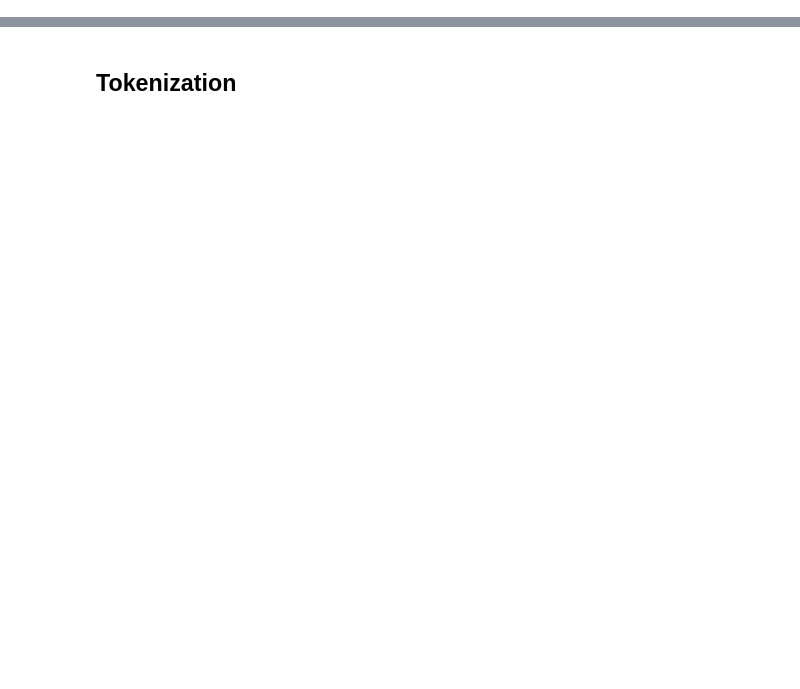
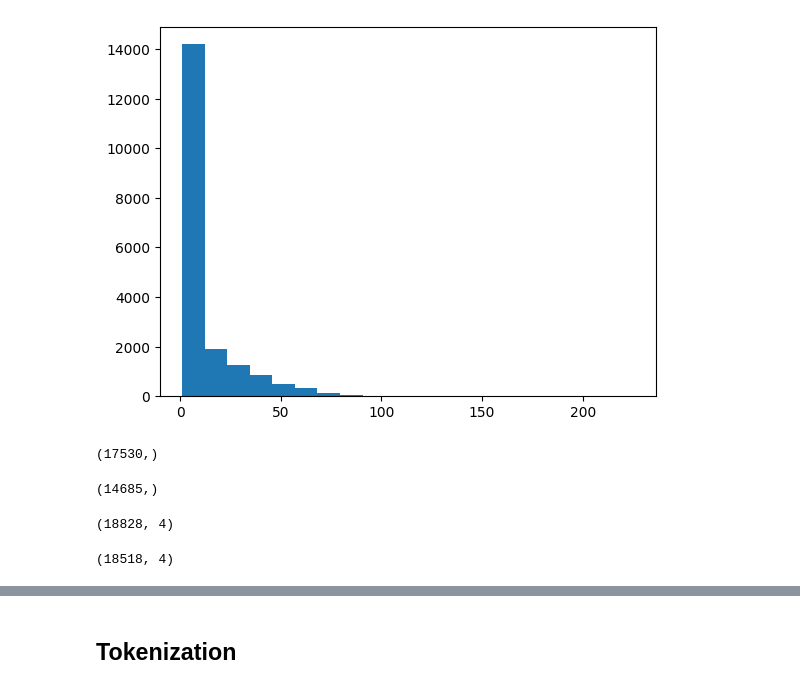
Before and after one commit to Ahmedsayed31/Seq2seq-Eng_to_Ara, a Jupyter notebook: Seq2seq.ipynb, the cells around one changed output, grey strips where cells are left out. Cells and saved outputs as stored; diff of their text form; code cells hidden in the pictures; blank space fills up the shorter version.

```diff
--- a/Seq2seq.ipynb
+++ b/Seq2seq.ipynb
@@ -54,0 +86,19 @@ print(df.target.shape)
+# %%
+plt.hist(df.length_ara,bins=20)
+plt.show()
+# %% [output]
+[figure, added]
+# %%
+df[df['length_eng']>3]['input'].shape
+# %% [output]
+(17530,)
+# %%
+df[df['length_ara']>3]['target'].shape
+# %% [output]
+(14685,)
+# %%
+removed_sen = (df['length_ara']<3) & (df['length_eng']<3)
+df = df[~removed_sen]
+print(df.shape)
+# %% [output]
+(18828, 4)
@@ -54,0 +107,4 @@ print(df.target.shape)
+# %%
+df.shape
+# %% [output]
+(18518, 4)
```
Also changed, not shown: parts of 38 cells of this notebook.
